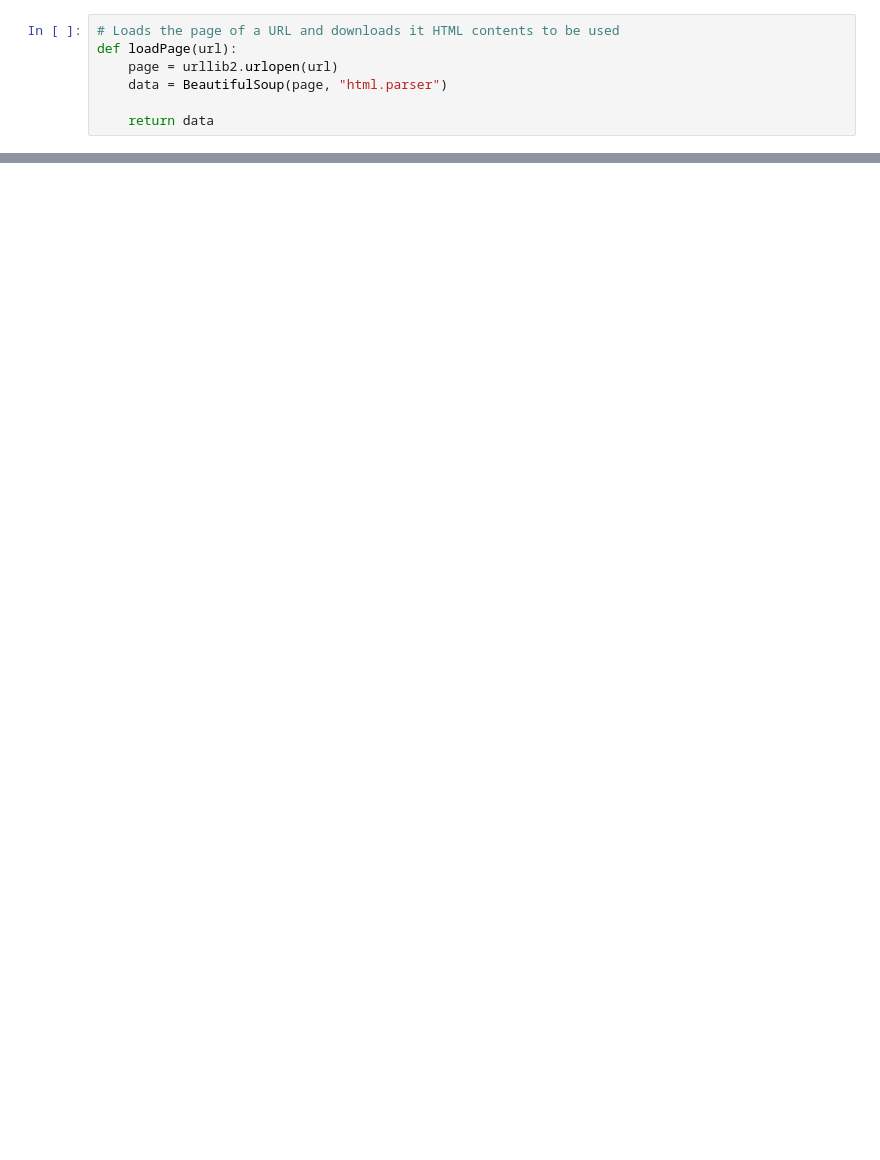
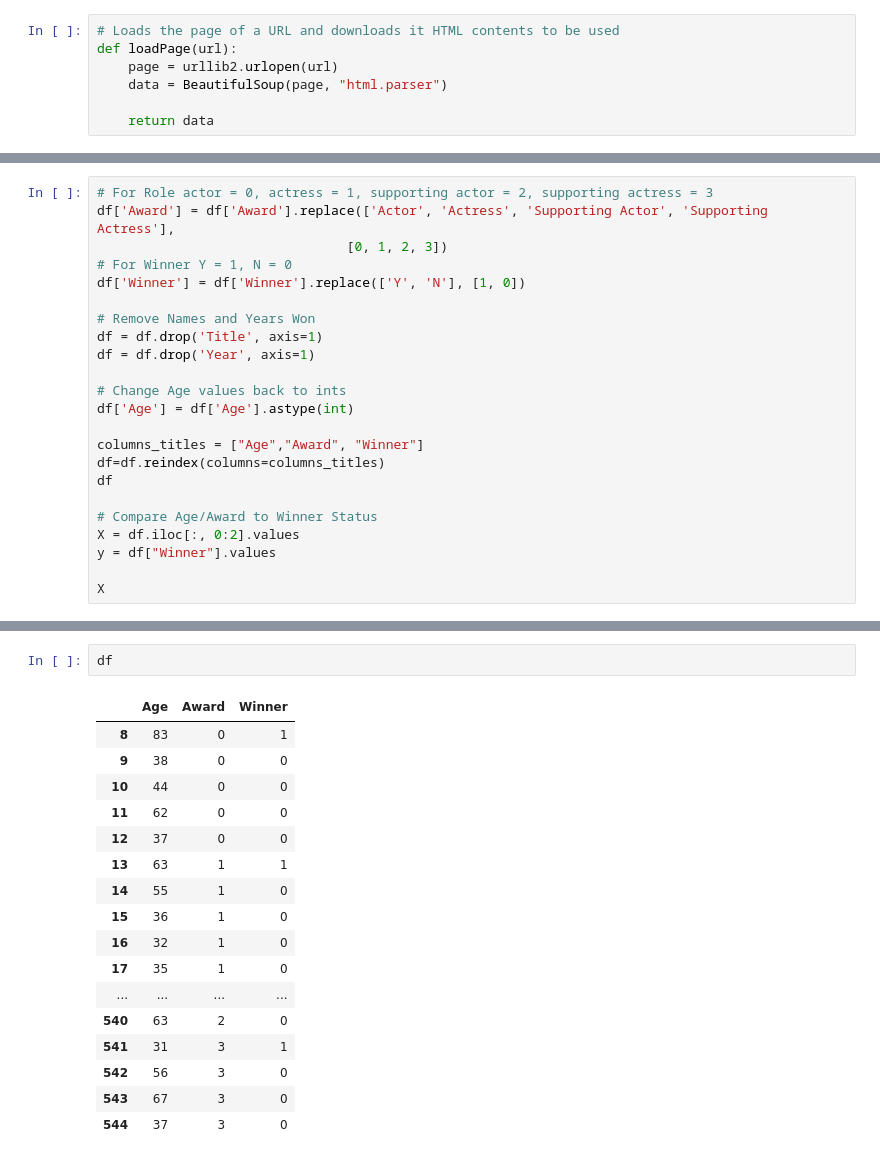
Before and after one commit to tguffey/CECS-456-Amazing-Dog-Project, a Jupyter notebook: oscar_project.ipynb, the cells around one changed output, grey strips where cells are left out. Cells and saved outputs as stored; diff of their text form; blank space fills up the shorter version.

```diff
--- a/oscar_project.ipynb
+++ b/oscar_project.ipynb
@@ -415,0 +531,23 @@ df
+# %%
+# For Role actor = 0, actress = 1, supporting actor = 2, supporting actress = 3
+df['Award'] = df['Award'].replace(['Actor', 'Actress', 'Supporting Actor', 'Supporting Actress'],
+                                [0, 1, 2, 3])
+# For Winner Y = 1, N = 0
+df['Winner'] = df['Winner'].replace(['Y', 'N'], [1, 0])
+
+# Remove Names and Years Won
+df = df.drop('Title', axis=1)
+df = df.drop('Year', axis=1)
+
+# Change Age values back to ints
+df['Age'] = df['Age'].astype(int)
+
+columns_titles = ["Age","Award", "Winner"]
+df=df.reindex(columns=columns_titles)
+df
+
+# Compare Age/Award to Winner Status
+X = df.iloc[:, 0:2].values
+y = df["Winner"].values
+
+X
@@ -415,0 +569,20 @@ df
+# %%
+df
+# %% [output]
+|  | Age | Award | Winner |
+| 8 | 83 | 0 | 1 |
+| 9 | 38 | 0 | 0 |
+| 10 | 44 | 0 | 0 |
+| 11 | 62 | 0 | 0 |
+| 12 | 37 | 0 | 0 |
+| 13 | 63 | 1 | 1 |
+| 14 | 55 | 1 | 0 |
+| 15 | 36 | 1 | 0 |
+| 16 | 32 | 1 | 0 |
+| 17 | 35 | 1 | 0 |
+| ... | ... | ... | ... |
+| 540 | 63 | 2 | 0 |
+| 541 | 31 | 3 | 1 |
+| 542 | 56 | 3 | 0 |
+| 543 | 67 | 3 | 0 |
+| 544 | 37 | 3 | 0 |
```
Also changed, not shown: parts of 24 cells of this notebook.
